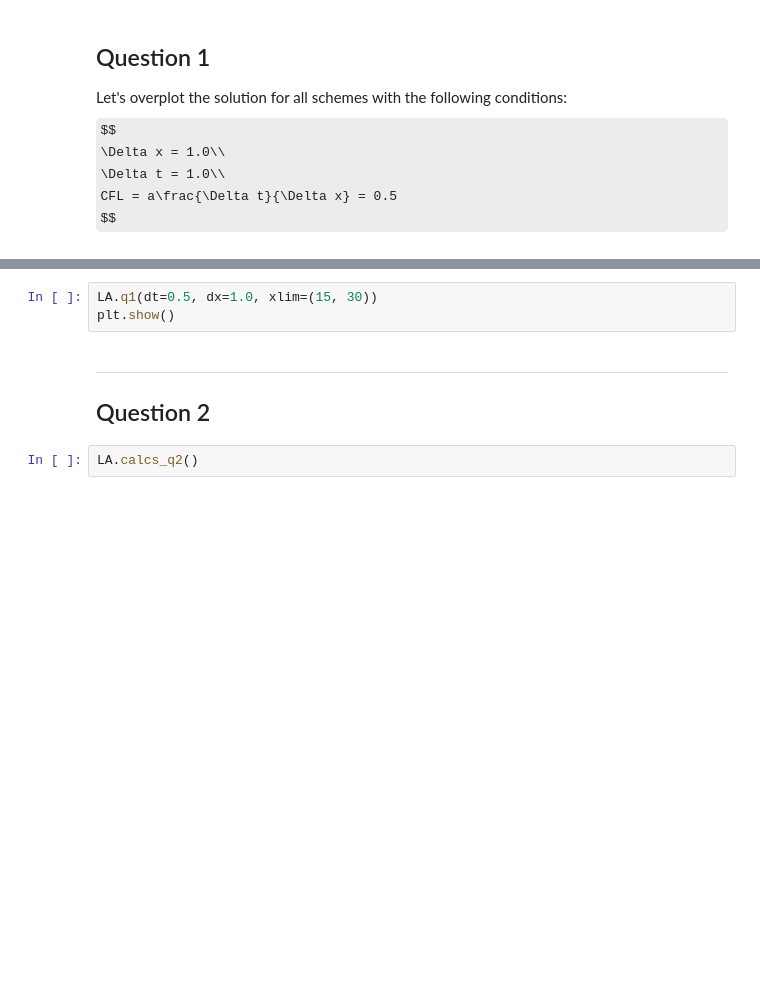
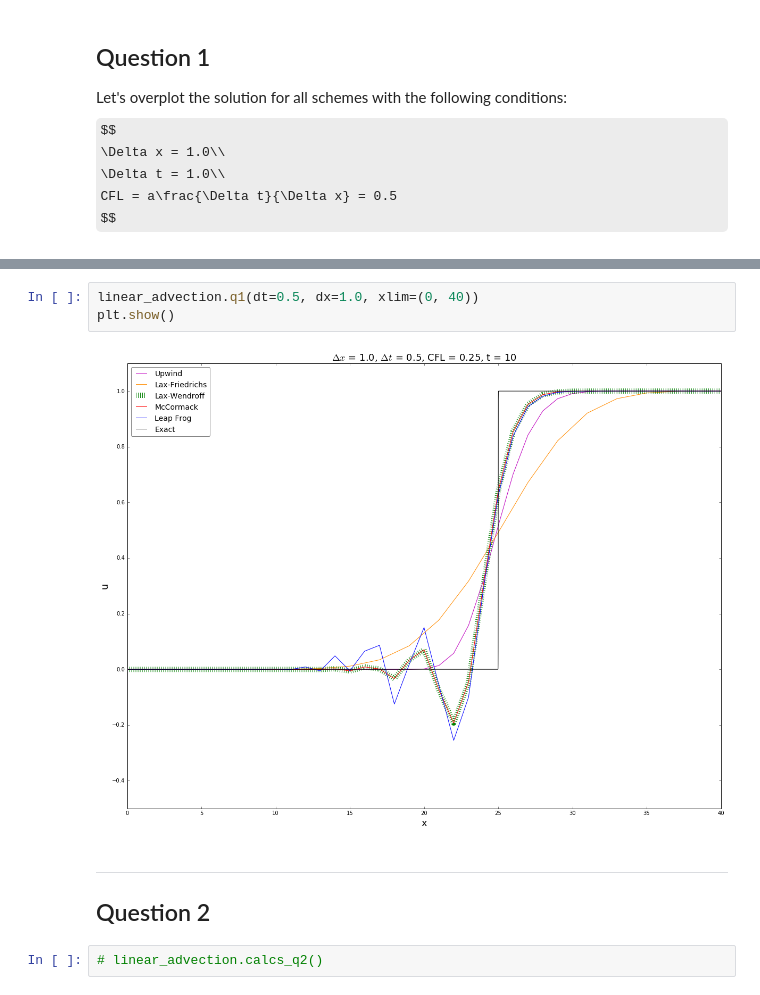
Before and after one commit to selimb/schoolstuff, a Jupyter notebook: mech539/ass1/LinearAdvection.ipynb, the cells around one changed output, grey strips where cells are left out. Saved outputs shown, nothing was run; the diff lists cells and outputs as text; some formulas as TeX source; blank space fills up the shorter version.

```diff
--- a/mech539/ass1/LinearAdvection.ipynb
+++ b/mech539/ass1/LinearAdvection.ipynb
@@ -38,10 +45,12 @@ plt.show()
 # %%
-LA.q1(dt=0.5, dx=1.0, xlim=(15, 30))
+linear_advection.q1(dt=0.5, dx=1.0, xlim=(0, 40))
 plt.show()
+# %% [output]
+[figure, added]
 # %% [markdown]
 ---
 
 ## Question 2
-# %%
-LA.calcs_q2()
+# %%
+# linear_advection.calcs_q2()
 # %%
```
Also changed, not shown: parts of 11 cells of this notebook, 1 other file.
